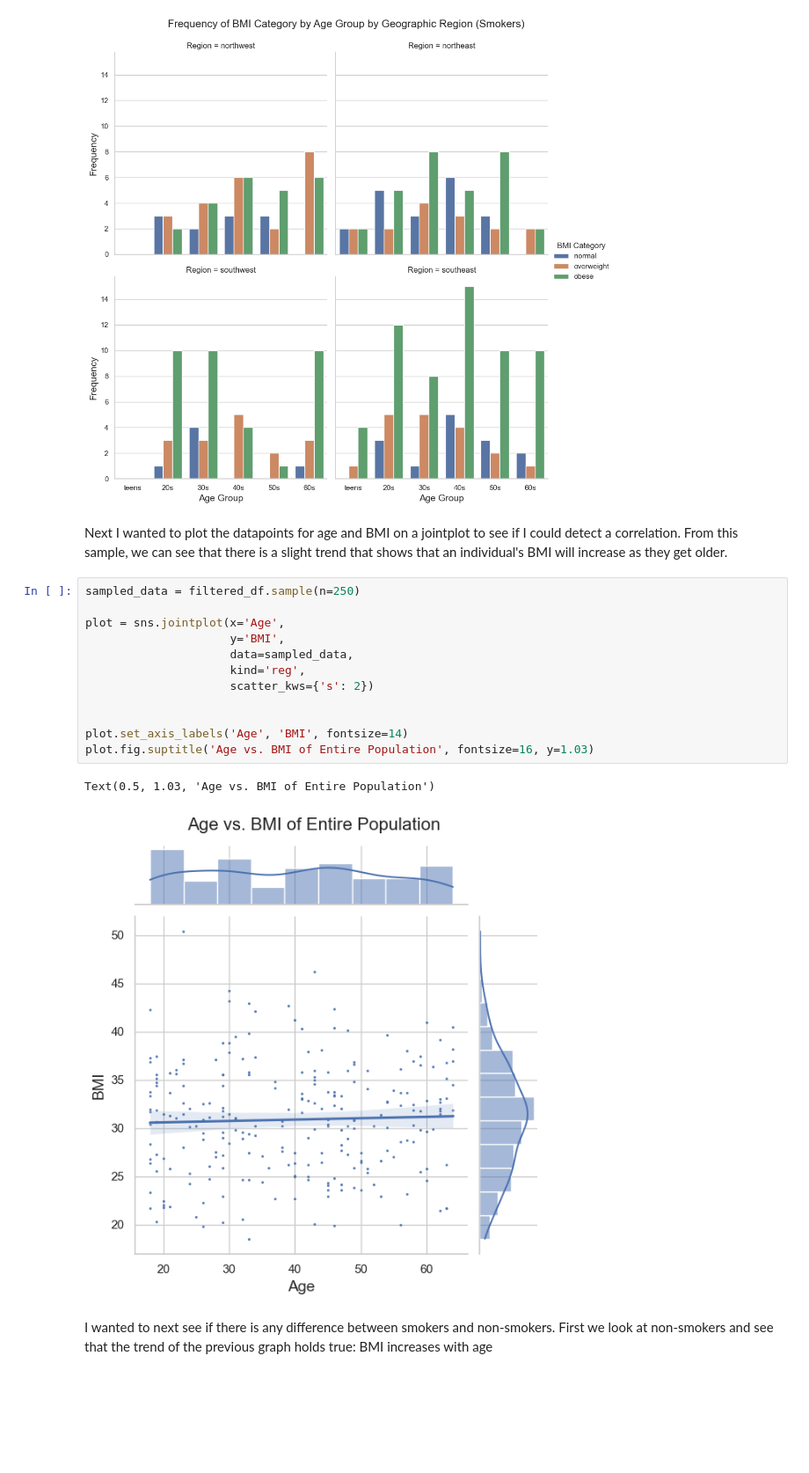
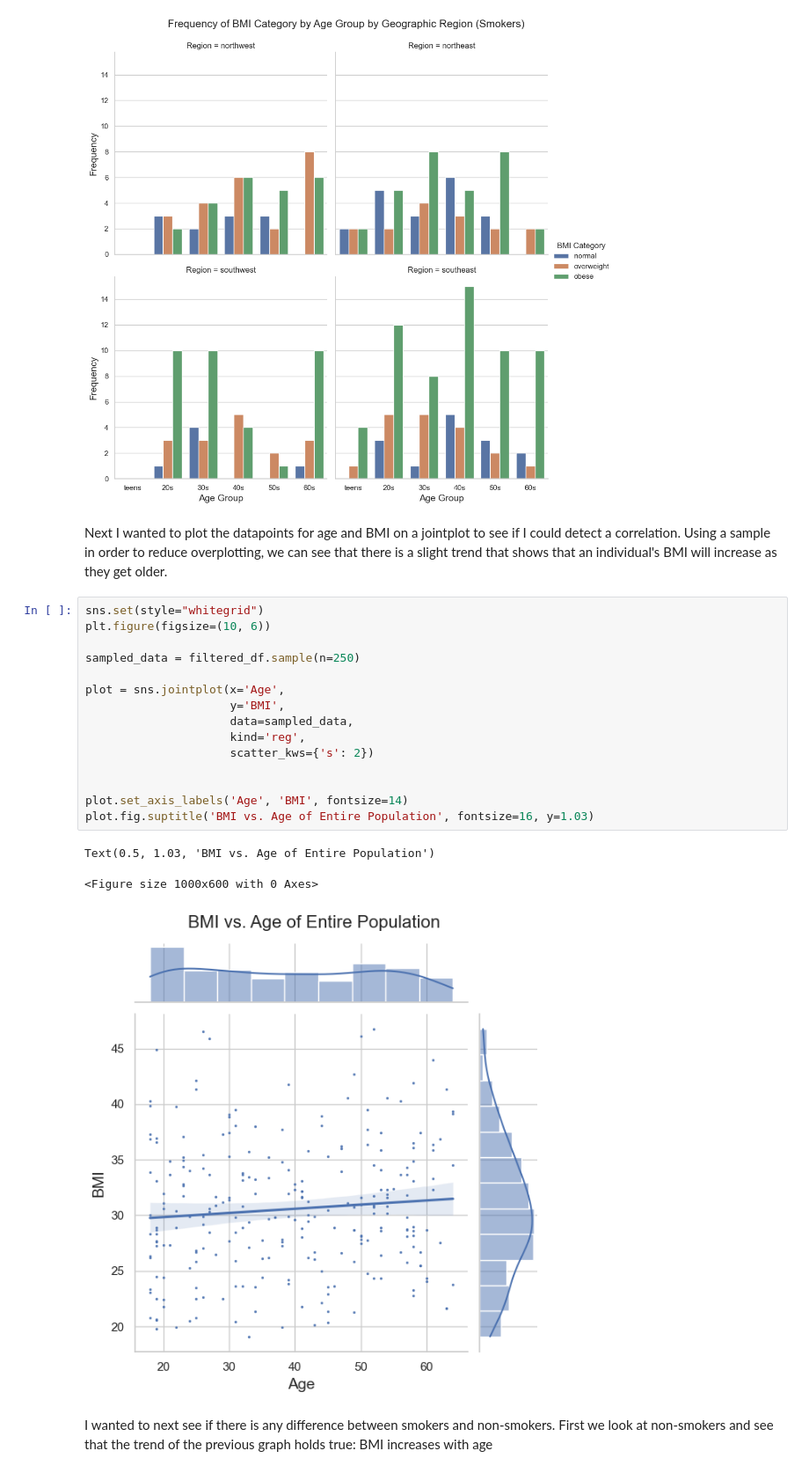
Before and after one commit to ubco-W2022T2-data301/project-group-group10, a Jupyter notebook: analysis/analysis1.ipynb, the cells around one changed output. Shown at 88% size. Drawn from its saved outputs; the diff is of its cells as text; blank space fills up the shorter version.

```diff
--- a/analysis/analysis1.ipynb
+++ b/analysis/analysis1.ipynb
@@ -926,22 +944,26 @@ Text(0.5, 1.03, 'Frequency of BMI Category by Age Group by Geographic Region (Sm
 <Figure size 1000x600 with 0 Axes>
 [figure]
 # %% [markdown]
-Next I wanted to plot the datapoints for age and BMI on a jointplot to see if I could detect a correlation. From this sample, we can see that there is a slight trend that shows that an individual's BMI will increase as they get older.
+Next I wanted to plot the datapoints for age and BMI on a jointplot to see if I could detect a correlation. Using a sample in order to reduce overplotting, we can see that there is a slight trend that shows that an individual's BMI will increase as they get older.
 # %%
+sns.set(style="whitegrid")
+plt.figure(figsize=(10, 6))
+
 sampled_data = filtered_df.sample(n=250)
 
 plot = sns.jointplot(x='Age',
                      y='BMI',
                      data=sampled_data,
                      kind='reg',
                      scatter_kws={'s': 2})
 
 
 plot.set_axis_labels('Age', 'BMI', fontsize=14)
-plot.fig.suptitle('Age vs. BMI of Entire Population', fontsize=16, y=1.03)
+plot.fig.suptitle('BMI vs. Age of Entire Population', fontsize=16, y=1.03)
 # %% [output]
-Text(0.5, 1.03, 'Age vs. BMI of Entire Population')
+Text(0.5, 1.03, 'BMI vs. Age of Entire Population')
+<Figure size 1000x600 with 0 Axes>
-[figure, old version]
+[figure, new version]
 # %% [markdown]
 I wanted to next see if there is any difference between smokers and non-smokers.  First we look at non-smokers and see that the trend of the previous graph holds true: BMI increases with age
 # %%
```
Also changed, not shown: parts of 18 cells of this notebook, 2 other files.
